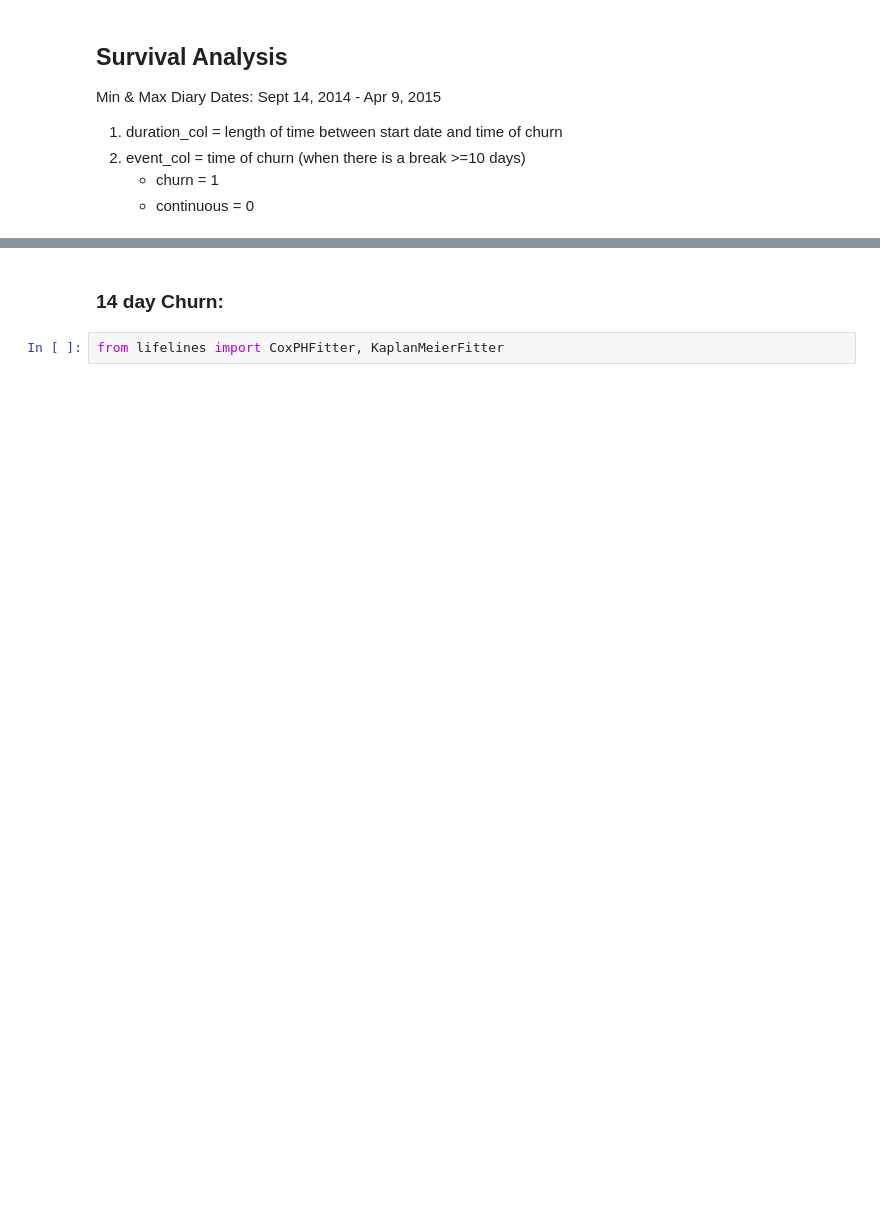
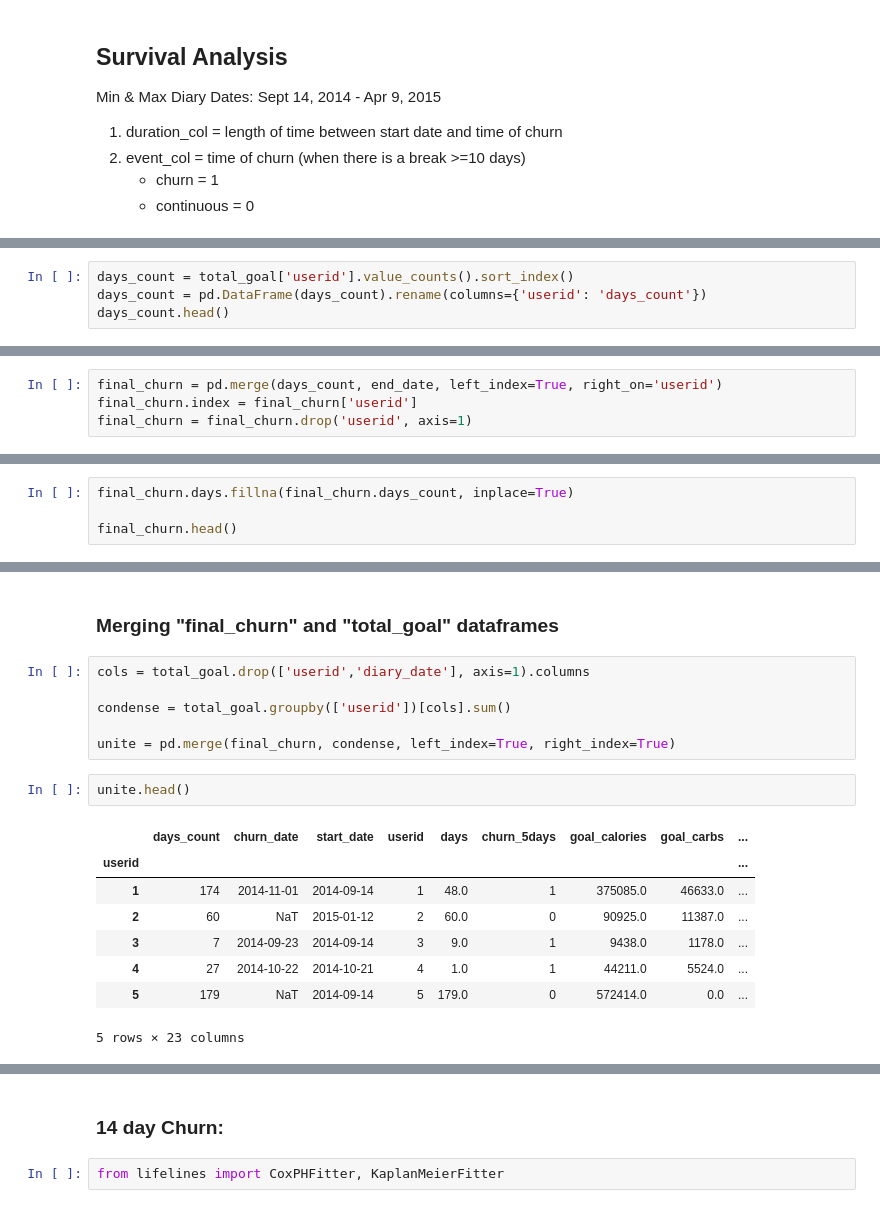
Before and after one commit to rokaandy/mfp-nutrition-survival-analysis, a Jupyter notebook: nutrition.ipynb, the cells around one changed output, grey strips where cells are left out. Drawn from its saved outputs; the diff is of its cells as text; blank space fills up the shorter version.

Commit message:
finalize new dataframe for survival model, add markdown

```diff
--- a/nutrition.ipynb
+++ b/nutrition.ipynb
@@ -322,0 +269,4 @@ survival_df.head()
+# %%
+days_count = total_goal['userid'].value_counts().sort_index()
+days_count = pd.DataFrame(days_count).rename(columns={'userid': 'days_count'})
+days_count.head()
@@ -322,0 +280,4 @@ survival_df.head()
+# %%
+final_churn = pd.merge(days_count, end_date, left_index=True, right_on='userid')
+final_churn.index = final_churn['userid']
+final_churn = final_churn.drop('userid', axis=1)
@@ -322,0 +294,4 @@ survival_df.head()
+# %%
+final_churn.days.fillna(final_churn.days_count, inplace=True)
+
+final_churn.head()
@@ -322,0 +325,19 @@ survival_df.head()
+# %% [markdown]
+### Merging "final_churn" and "total_goal" dataframes
+# %%
+cols = total_goal.drop(['userid','diary_date'], axis=1).columns
+
+condense = total_goal.groupby(['userid'])[cols].sum()
+
+unite = pd.merge(final_churn, condense, left_index=True, right_index=True)
+# %%
+unite.head()
+# %% [output]
+|  | days_count | churn_date | start_date | userid | days | churn_5days | goal_calories | goal_carbs | ... |
+| userid |  |  |  |  |  |  |  |  | ... |
+| 1 | 174 | 2014-11-01 | 2014-09-14 | 1 | 48.0 | 1 | 375085.0 | 46633.0 | ... |
+| 2 | 60 | NaT | 2015-01-12 | 2 | 60.0 | 0 | 90925.0 | 11387.0 | ... |
+| 3 | 7 | 2014-09-23 | 2014-09-14 | 3 | 9.0 | 1 | 9438.0 | 1178.0 | ... |
+| 4 | 27 | 2014-10-22 | 2014-10-21 | 4 | 1.0 | 1 | 44211.0 | 5524.0 | ... |
+| 5 | 179 | NaT | 2014-09-14 | 5 | 179.0 | 0 | 572414.0 | 0.0 | ... |
+5 rows × 23 columns
```
Also changed, not shown: parts of 68 cells of this notebook, 2 other files.
